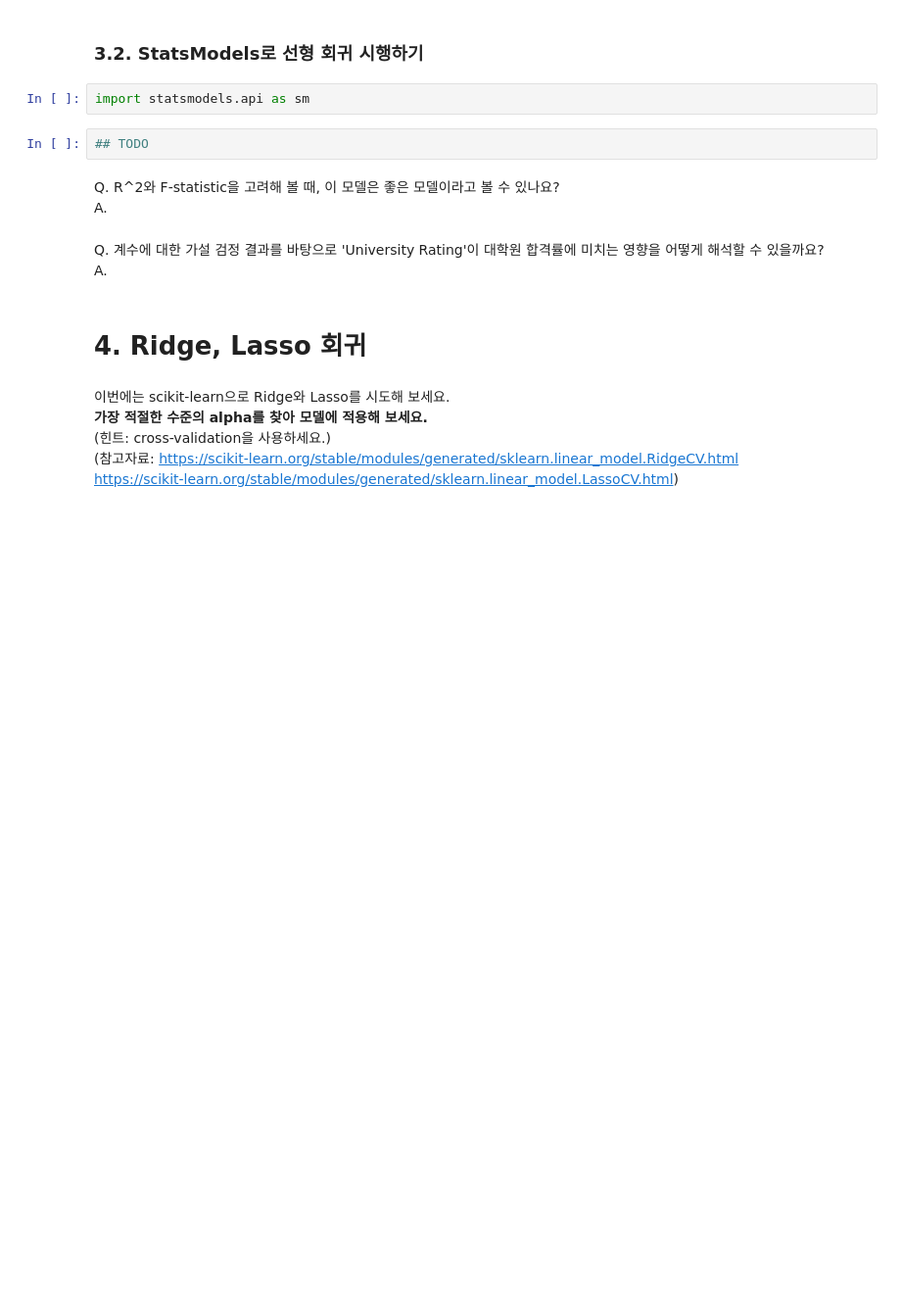
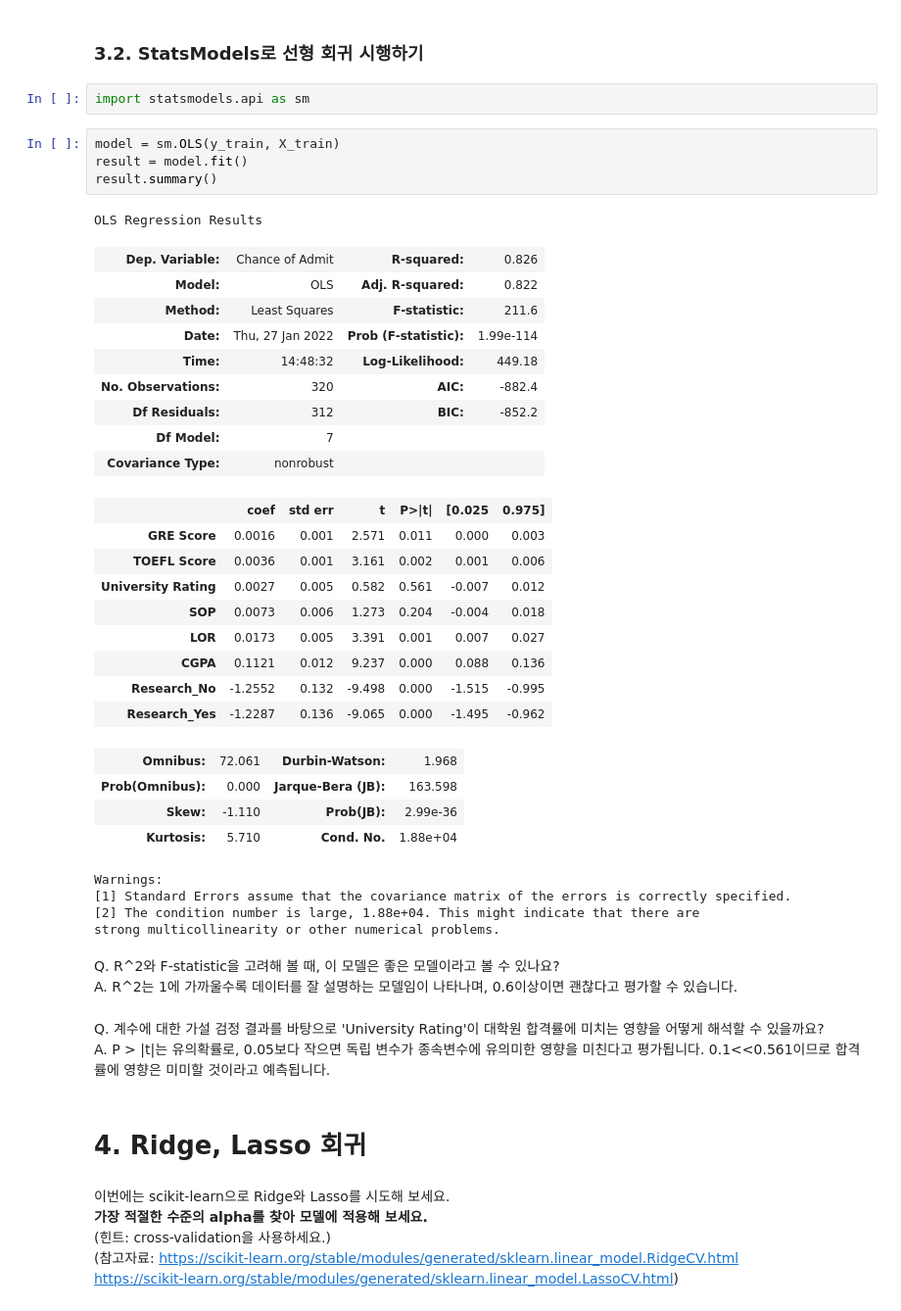
Before and after one commit to yeonannab/ybigta_Winter2022, a Jupyter notebook: 통계기초_회귀분석/20기_컴퓨터과학과_백승연.ipynb, the cells around one changed output. Shown at 98% size. Cells and saved outputs as stored; diff of their text form; blank space fills up the shorter version.

```diff
--- a/통계기초_회귀분석/20기_컴퓨터과학과_백승연.ipynb
+++ b/통계기초_회귀분석/20기_컴퓨터과학과_백승연.ipynb
@@ -218,14 +226,44 @@ plt.show()
 ### 3.2. StatsModels로 선형 회귀 시행하기
 # %%
 import statsmodels.api as sm
-# %%
-## TODO
+# %%
+model = sm.OLS(y_train, X_train)
+result = model.fit()
+result.summary()
+# %% [output]
+OLS Regression Results
+| Dep. Variable: | Chance of Admit | R-squared: | 0.826 |
+| Model: | OLS | Adj. R-squared: | 0.822 |
+| Method: | Least Squares | F-statistic: | 211.6 |
+| Date: | Thu, 27 Jan 2022 | Prob (F-statistic): | 1.99e-114 |
+| Time: | 14:48:32 | Log-Likelihood: | 449.18 |
+| No. Observations: | 320 | AIC: | -882.4 |
+| Df Residuals: | 312 | BIC: | -852.2 |
+| Df Model: | 7 |  |  |
+| Covariance Type: | nonrobust |  |  |
+|  | coef | std err | t | P>|t| | [0.025 | 0.975] |
+| GRE Score | 0.0016 | 0.001 | 2.571 | 0.011 | 0.000 | 0.003 |
+| TOEFL Score | 0.0036 | 0.001 | 3.161 | 0.002 | 0.001 | 0.006 |
+| University Rating | 0.0027 | 0.005 | 0.582 | 0.561 | -0.007 | 0.012 |
+| SOP | 0.0073 | 0.006 | 1.273 | 0.204 | -0.004 | 0.018 |
+| LOR | 0.0173 | 0.005 | 3.391 | 0.001 | 0.007 | 0.027 |
+| CGPA | 0.1121 | 0.012 | 9.237 | 0.000 | 0.088 | 0.136 |
+| Research_No | -1.2552 | 0.132 | -9.498 | 0.000 | -1.515 | -0.995 |
+| Research_Yes | -1.2287 | 0.136 | -9.065 | 0.000 | -1.495 | -0.962 |
+| Omnibus: | 72.061 | Durbin-Watson: | 1.968 |
+| Prob(Omnibus): | 0.000 | Jarque-Bera (JB): | 163.598 |
+| Skew: | -1.110 | Prob(JB): | 2.99e-36 |
+| Kurtosis: | 5.710 | Cond. No. | 1.88e+04 |
+Warnings:
+[1] Standard Errors assume that the covariance matrix of the errors is correctly specified.
+[2] The condition number is large, 1.88e+04. This might indicate that there are
+strong multicollinearity or other numerical problems.
 # %% [markdown]
 Q. R^2와 F-statistic을 고려해 볼 때, 이 모델은 좋은 모델이라고 볼 수 있나요?
-A.
+A. R^2는 1에 가까울수록 데이터를 잘 설명하는 모델임이 나타나며, 0.6이상이면 괜찮다고 평가할 수 있습니다.<br/>
 # %% [markdown]
 Q. 계수에 대한 가설 검정 결과를 바탕으로 'University Rating'이 대학원 합격률에 미치는 영향을 어떻게 해석할 수 있을까요?
-A.
+A. P > |t|는 유의확률로, 0.05보다 작으면 독립 변수가 종속변수에 유의미한 영향을 미친다고 평가됩니다. 0.1<<0.561이므로 합격률에 영향은 미미할 것이라고 예측됩니다.
 # %% [markdown]
 # 4. Ridge, Lasso 회귀
 # %% [markdown]
```
Also changed, not shown: parts of 7 cells of this notebook, 1 other file.
